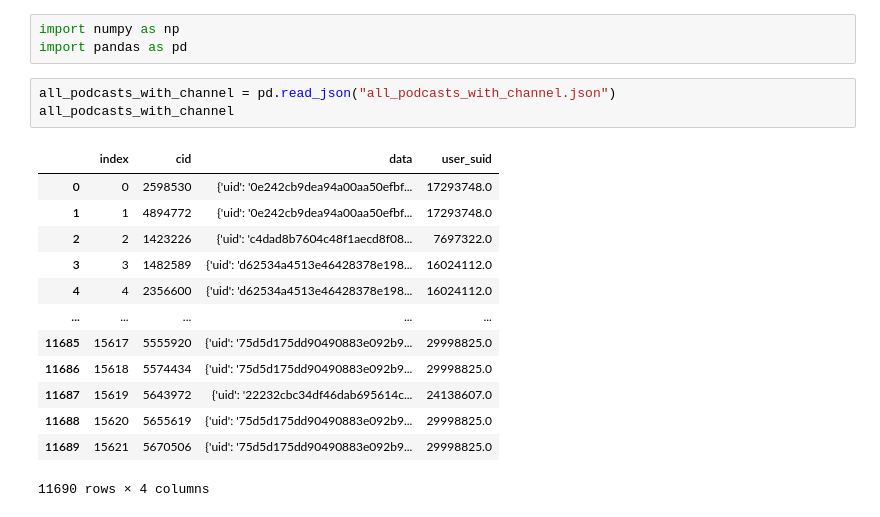
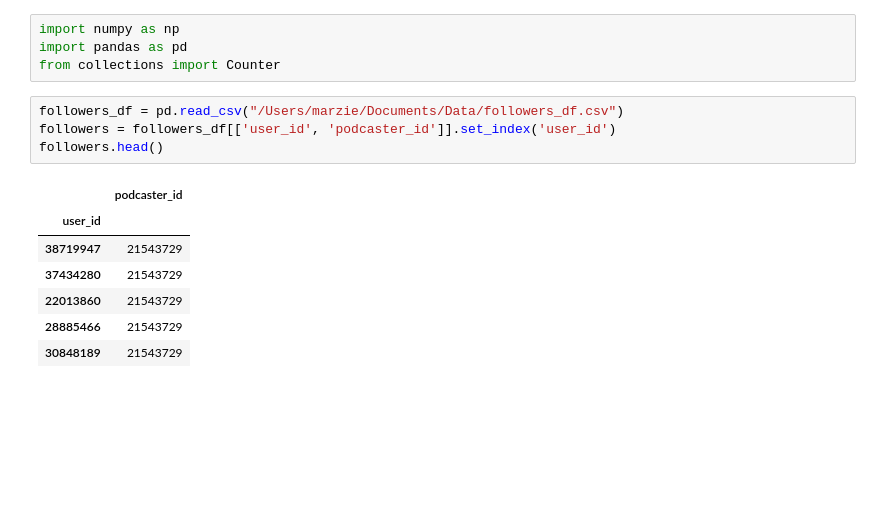
Before and after one commit to 0xkamkar/ML_Project, a Jupyter notebook: Milestone1/3-Data_Preprocessing/categoty.ipynb, the cells around one changed output. Saved outputs shown, nothing was run; the diff lists cells and outputs as text; blank space fills up the shorter version.

```diff
--- a/Milestone1/3-Data_Preprocessing/categoty.ipynb
+++ b/Milestone1/3-Data_Preprocessing/categoty.ipynb
@@ -1,21 +1,17 @@
 # %%
 import numpy as np
 import pandas as pd
+from collections import Counter
-# %%
-all_podcasts_with_channel = pd.read_json("all_podcasts_with_channel.json")
-all_podcasts_with_channel
-# %% [output]
-|  | index | cid | data | user_suid |
-| 0 | 0 | 2598530 | {'uid': '0e242cb9dea94a00aa50efbf... | 17293748.0 |
-| 1 | 1 | 4894772 | {'uid': '0e242cb9dea94a00aa50efbf... | 17293748.0 |
-| 2 | 2 | 1423226 | {'uid': 'c4dad8b7604c48f1aecd8f08... | 7697322.0 |
-| 3 | 3 | 1482589 | {'uid': 'd62534a4513e46428378e198... | 16024112.0 |
-| 4 | 4 | 2356600 | {'uid': 'd62534a4513e46428378e198... | 16024112.0 |
-| ... | ... | ... | ... | ... |
-| 11685 | 15617 | 5555920 | {'uid': '75d5d175dd90490883e092b9... | 29998825.0 |
-| 11686 | 15618 | 5574434 | {'uid': '75d5d175dd90490883e092b9... | 29998825.0 |
-| 11687 | 15619 | 5643972 | {'uid': '22232cbc34df46dab695614c... | 24138607.0 |
-| 11688 | 15620 | 5655619 | {'uid': '75d5d175dd90490883e092b9... | 29998825.0 |
-| 11689 | 15621 | 5670506 | {'uid': '75d5d175dd90490883e092b9... | 29998825.0 |
-11690 rows × 4 columns
+# %%
+followers_df = pd.read_csv("/Users/marzie/Documents/Data/followers_df.csv")
+followers = followers_df[['user_id', 'podcaster_id']].set_index('user_id')
+followers.head()
+# %% [output]
+|  | podcaster_id |
+| user_id |  |
+| 38719947 | 21543729 |
+| 37434280 | 21543729 |
+| 22013860 | 21543729 |
+| 28885466 | 21543729 |
+| 30848189 | 21543729 |
 # %%
```
Also changed, not shown: parts of 22 cells of this notebook.
